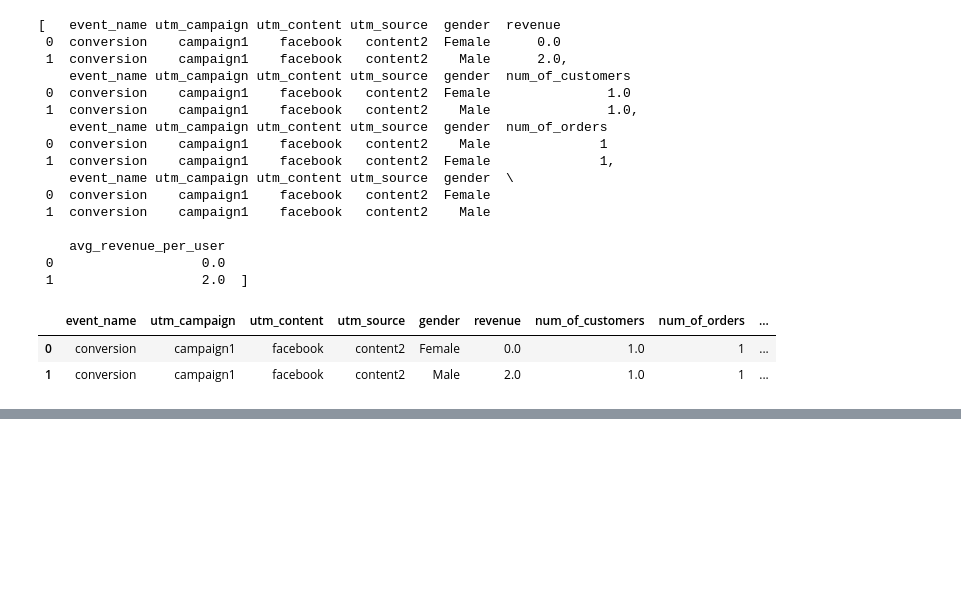
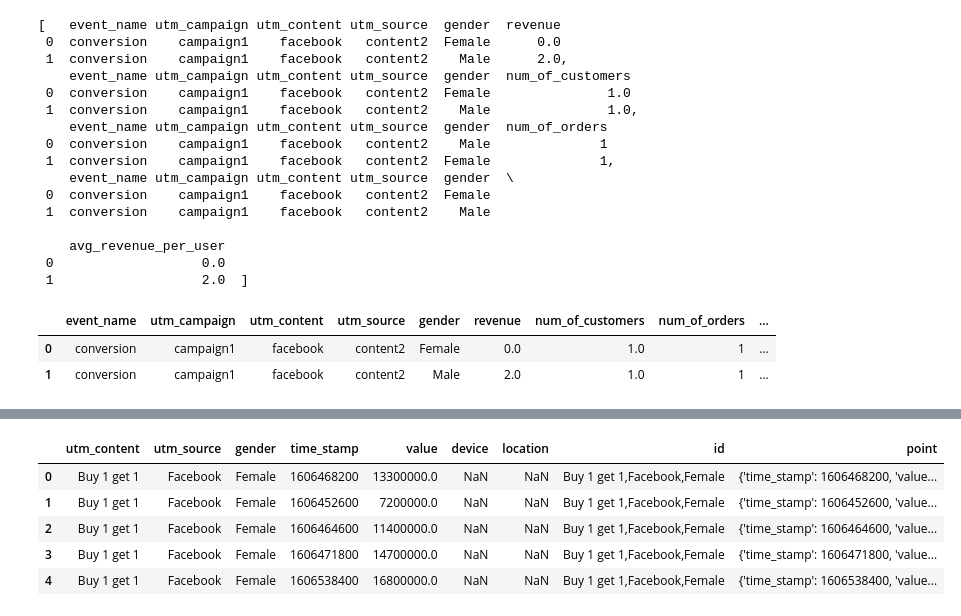
Before and after one commit to chile0101/ClickHouse, a Jupyter notebook: event-processing-db/play_features/campaign/campaign_metrics_ts.ipynb, the cells around one changed output, grey strips where cells are left out. Saved outputs shown, nothing was run; the diff lists cells and outputs as text; code cells hidden in the pictures; blank space fills up the shorter version.

```diff
--- a/event-processing-db/play_features/campaign/campaign_metrics_ts.ipynb
+++ b/event-processing-db/play_features/campaign/campaign_metrics_ts.ipynb
@@ -181,0 +299,9 @@ df_merged
+# %%
+df
+# %% [output]
+|  | utm_content | utm_source | gender | time_stamp | value | device | location | id | point |
+| 0 | Buy 1 get 1 | Facebook | Female | 1606468200 | 13300000.0 | NaN | NaN | Buy 1 get 1,Facebook,Female | {'time_stamp': 1606468200, 'value... |
+| 1 | Buy 1 get 1 | Facebook | Female | 1606452600 | 7200000.0 | NaN | NaN | Buy 1 get 1,Facebook,Female | {'time_stamp': 1606452600, 'value... |
+| 2 | Buy 1 get 1 | Facebook | Female | 1606464600 | 11400000.0 | NaN | NaN | Buy 1 get 1,Facebook,Female | {'time_stamp': 1606464600, 'value... |
+| 3 | Buy 1 get 1 | Facebook | Female | 1606471800 | 14700000.0 | NaN | NaN | Buy 1 get 1,Facebook,Female | {'time_stamp': 1606471800, 'value... |
+| 4 | Buy 1 get 1 | Facebook | Female | 1606538400 | 16800000.0 | NaN | NaN | Buy 1 get 1,Facebook,Female | {'time_stamp': 1606538400, 'value... |
```
Also changed, not shown: parts of 31 cells of this notebook, 18 other files.
